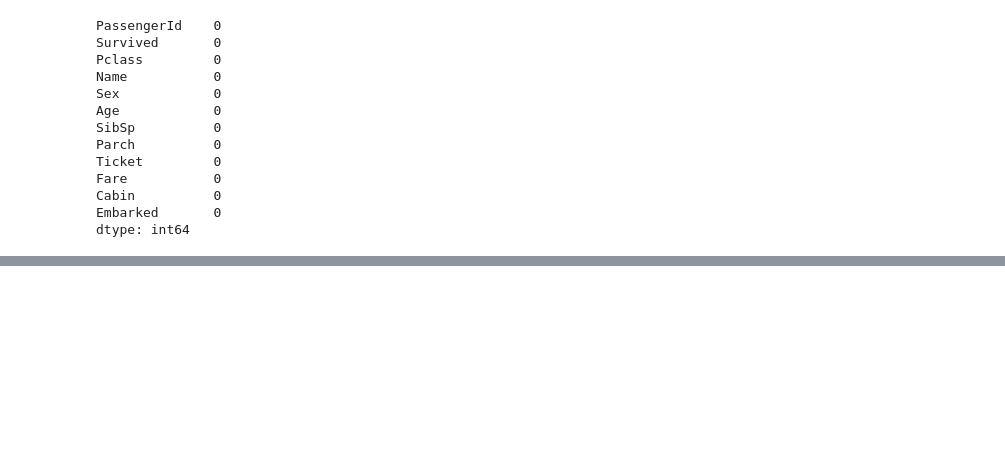
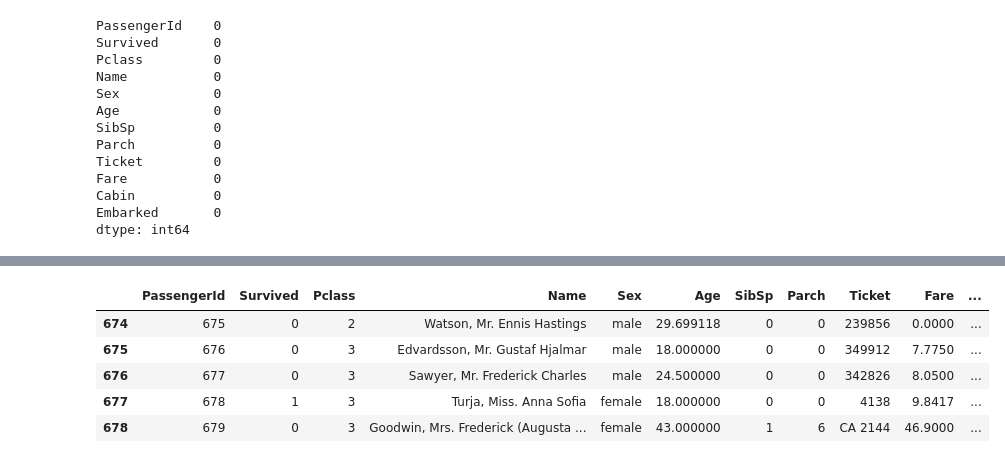
Before and after one commit to Alejo-P/Analisis-de-datos, a Jupyter notebook: Tarea/Pinzon.ipynb, the cells around one changed output, grey strips where cells are left out. Saved outputs shown, nothing was run; the diff lists cells and outputs as text; code cells hidden in the pictures; blank space fills up the shorter version.

```diff
--- a/Tarea/Pinzon.ipynb
+++ b/Tarea/Pinzon.ipynb
@@ -1308,0 +1326,10 @@ dtype: int64
+# %%
+#Consultar y filtar filas donde la columna "PassengerID" sea mayor a 1000, mostrar las 5 primeras filas
+tabla[tabla['PassengerId']>674].head()
+# %% [output]
+|  | PassengerId | Survived | Pclass | Name | Sex | Age | SibSp | Parch | Ticket | Fare | ... |
+| 674 | 675 | 0 | 2 | Watson, Mr. Ennis Hastings | male | 29.699118 | 0 | 0 | 239856 | 0.0000 | ... |
+| 675 | 676 | 0 | 3 | Edvardsson, Mr. Gustaf Hjalmar | male | 18.000000 | 0 | 0 | 349912 | 7.7750 | ... |
+| 676 | 677 | 0 | 3 | Sawyer, Mr. Frederick Charles | male | 24.500000 | 0 | 0 | 342826 | 8.0500 | ... |
+| 677 | 678 | 1 | 3 | Turja, Miss. Anna Sofia | female | 18.000000 | 0 | 0 | 4138 | 9.8417 | ... |
+| 678 | 679 | 0 | 3 | Goodwin, Mrs. Frederick (Augusta ... | female | 43.000000 | 1 | 6 | CA 2144 | 46.9000 | ... |
```
Also changed, not shown: parts of 9 cells of this notebook.
